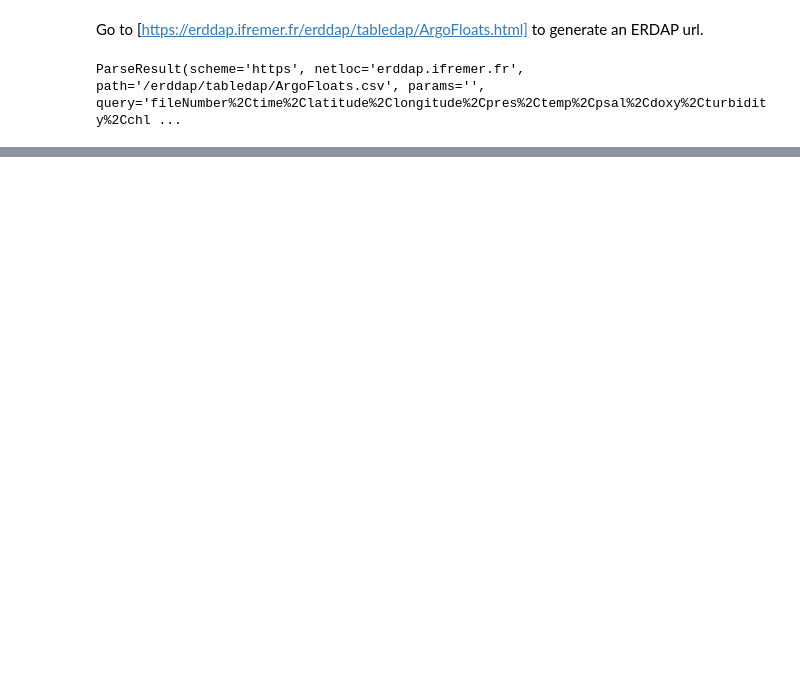
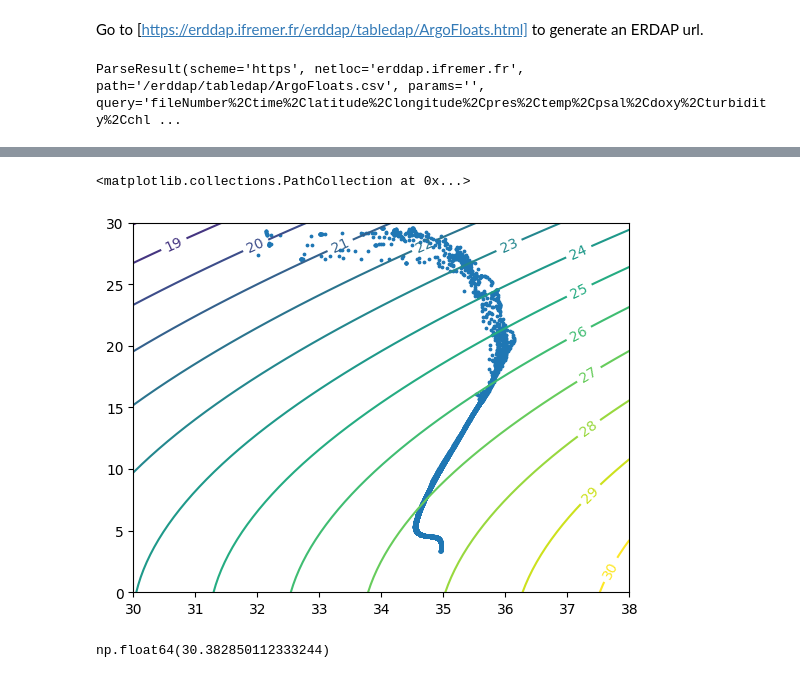
Before and after one commit to brorfred/2ColumnMatch, a Jupyter notebook: argo_pandas.ipynb, the cells around one changed output, grey strips where cells are left out. Saved outputs shown, nothing was run; the diff lists cells and outputs as text; code cells hidden in the pictures; blank space fills up the shorter version.

```diff
--- a/argo_pandas.ipynb
+++ b/argo_pandas.ipynb
@@ -50,0 +61,17 @@ plt.scatter(df["psal"], df["temp"],3)
+# %%
+
+salt = np.linspace(30,38,50)
+temp = np.linspace(0,30, 50)
+salt,temp = np.meshgrid(salt, temp)
+
+sigma0 = gsw.sigma0(salt, temp)  # reference pressure = 0 dbar
+cp = plt.contour(salt,temp, sigma0, range(17,31))
+plt.clabel(cp, inline=True, fontsize=10)
+plt.scatter(df["psal"], df["temp"],3)
+# %% [output]
+<matplotlib.collections.PathCollection at 0x...>
+[figure, added]
+# %%
+sigma0.max()
+# %% [output]
+np.float64(30.382850112333244)
```
Also changed, not shown: parts of 3 cells of this notebook.
